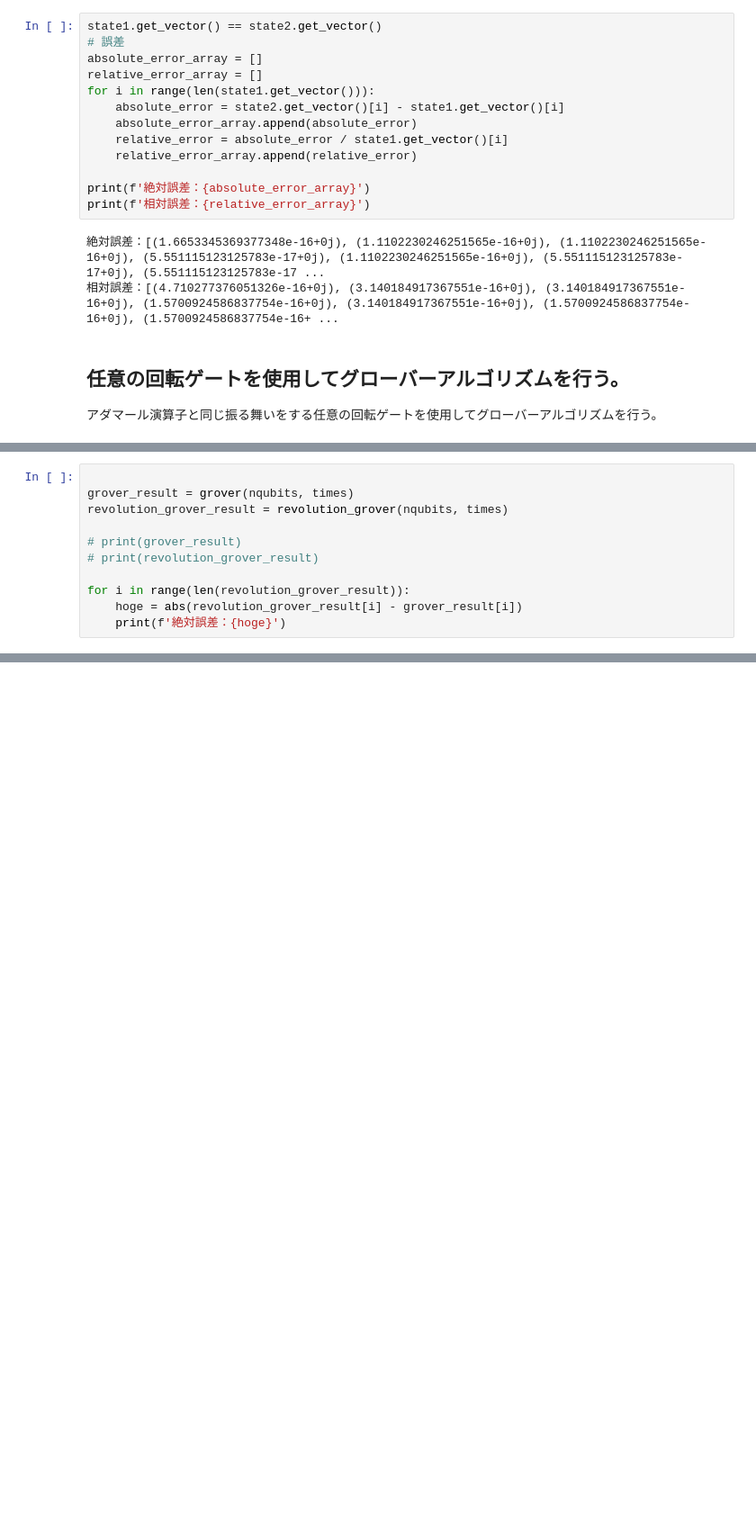
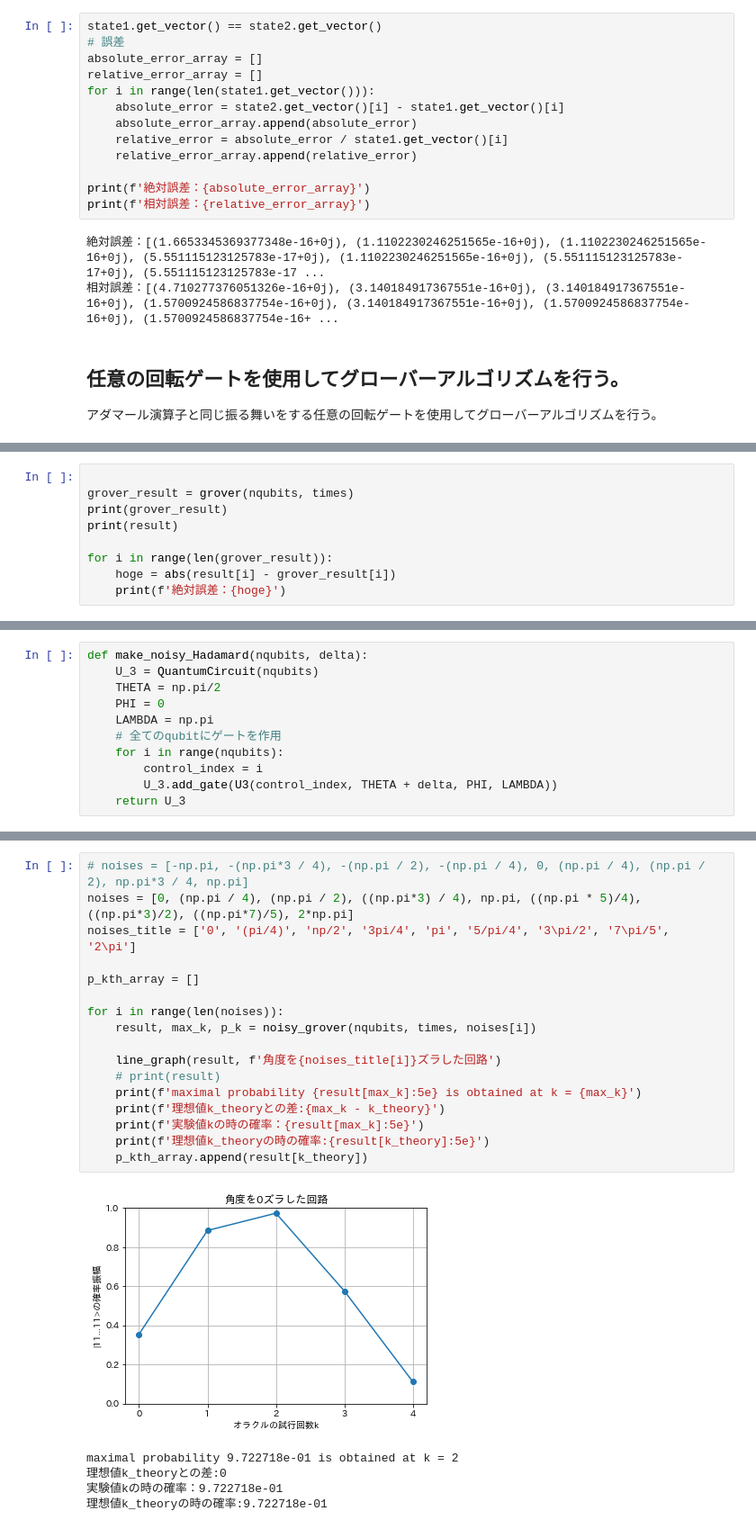
Before and after one commit to KaitoMuraoka/Hadamard-transform-with-misaligned-angles, a Jupyter notebook: Main.ipynb, the cells around one changed output, grey strips where cells are left out. Shown at 90% size. Saved outputs shown, nothing was run; the diff lists cells and outputs as text; blank space fills up the shorter version.

```diff
--- a/Main.ipynb
+++ b/Main.ipynb
@@ -422,13 +435,11 @@ def revolution_grover(nqubits, operate_times):
 # %%
 
 grover_result = grover(nqubits, times)
-revolution_grover_result = revolution_grover(nqubits, times)
+print(grover_result)
+print(result)
 
-# print(grover_result)
-# print(revolution_grover_result)
-
-for i in range(len(revolution_grover_result)):
-    hoge = abs(revolution_grover_result[i] - grover_result[i])
+for i in range(len(grover_result)):
+    hoge = abs(result[i] - grover_result[i])
     print(f'絶対誤差：{hoge}')
 # %% [output]
 maximal probability 9.722718e-01 is obtained at k = 2
@@ -440,0 +456,11 @@ maximal probability 9.722718e-01 is obtained at k = 2
+# %%
+def make_noisy_Hadamard(nqubits, delta):
+    U_3 = QuantumCircuit(nqubits)
+    THETA = np.pi/2
+    PHI = 0
+    LAMBDA = np.pi
+    # 全てのqubitにゲートを作用
+    for i in range(nqubits):
+        control_index = i
+        U_3.add_gate(U3(control_index, THETA + delta, PHI, LAMBDA))
+    return U_3
@@ -440,0 +501,23 @@ maximal probability 9.722718e-01 is obtained at k = 2
+# %%
+# noises = [-np.pi, -(np.pi*3 / 4), -(np.pi / 2), -(np.pi / 4), 0, (np.pi / 4), (np.pi / 2), np.pi*3 / 4, np.pi]
+noises = [0, (np.pi / 4), (np.pi / 2), ((np.pi*3) / 4), np.pi, ((np.pi * 5)/4), ((np.pi*3)/2), ((np.pi*7)/5), 2*np.pi]
+noises_title = ['0', '(pi/4)', 'np/2', '3pi/4', 'pi', '5/pi/4', '3\pi/2', '7\pi/5', '2\pi']
+
+p_kth_array = []
+
+for i in range(len(noises)):
+    result, max_k, p_k = noisy_grover(nqubits, times, noises[i])
+
+    line_graph(result, f'角度を{noises_title[i]}ズラした回路')
+    # print(result)
+    print(f'maximal probability {result[max_k]:5e} is obtained at k = {max_k}')
+    print(f'理想値k_theoryとの差:{max_k - k_theory}')
+    print(f'実験値kの時の確率：{result[max_k]:5e}')
+    print(f'理想値k_theoryの時の確率:{result[k_theory]:5e}')
+    p_kth_array.append(result[k_theory])
+# %% [output]
+[figure, added]
+maximal probability 9.722718e-01 is obtained at k = 2
+理想値k_theoryとの差:0
+実験値kの時の確率：9.722718e-01
+理想値k_theoryの時の確率:9.722718e-01
```
Also changed, not shown: parts of 13 cells of this notebook.
